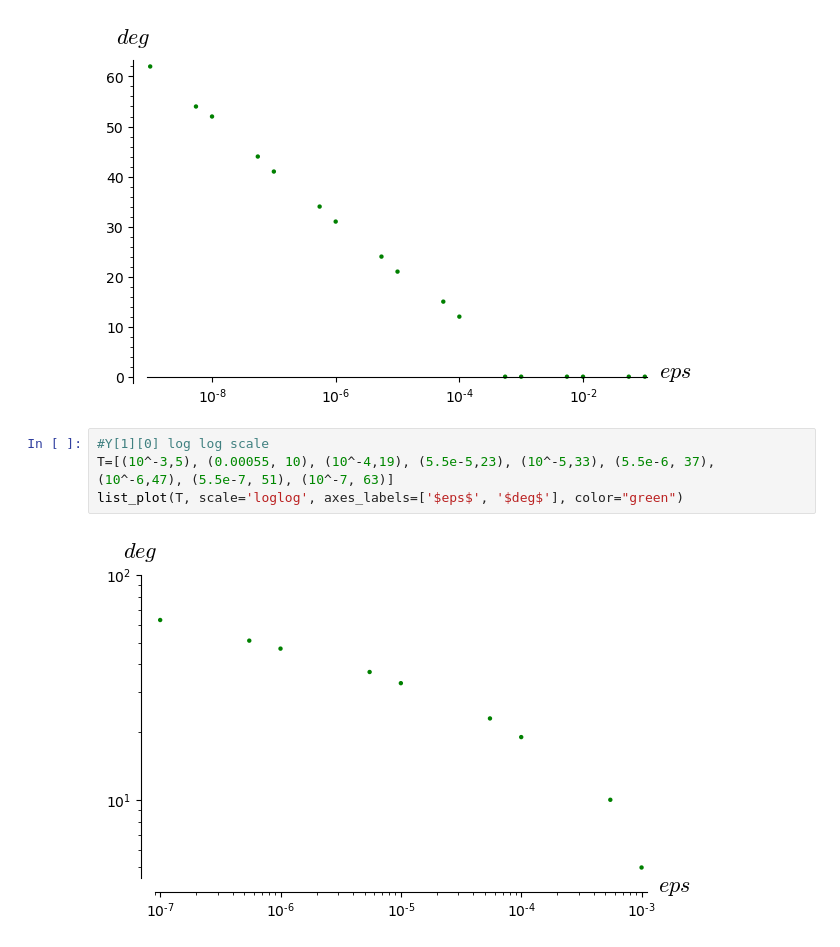
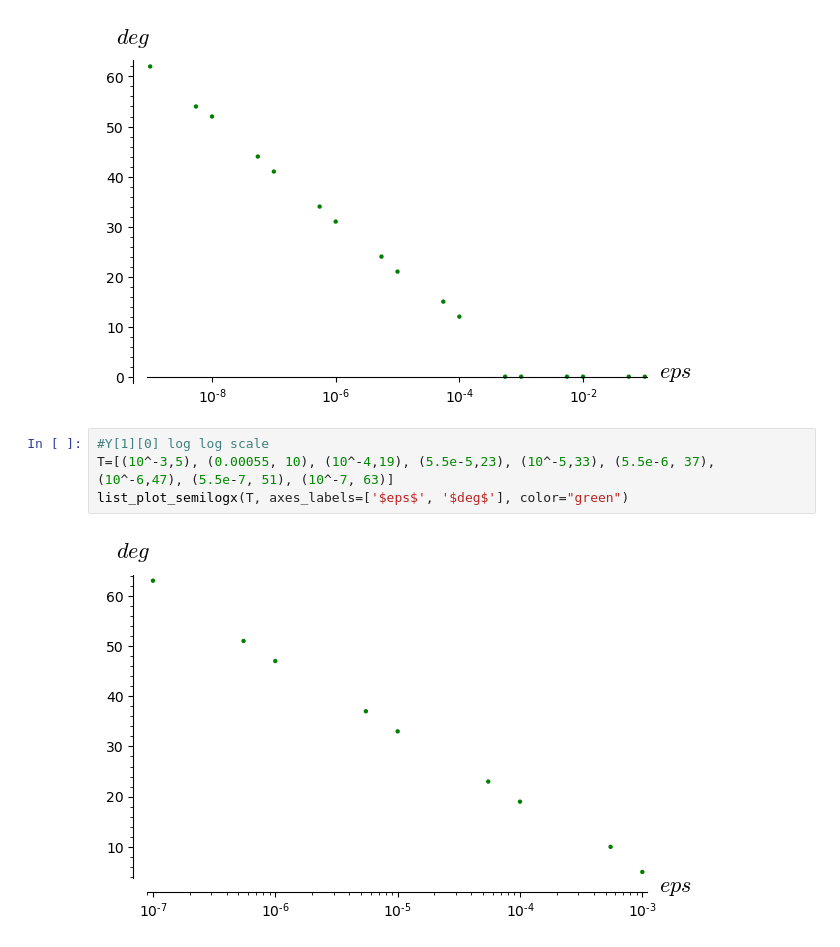
Before and after one commit to allisonfitisone/Qualifying-Files, a Jupyter notebook: Epsilon and Degree.ipynb, the cells around one changed output. Cells and saved outputs as stored; diff of their text form.

```diff
--- a/Epsilon and Degree.ipynb
+++ b/Epsilon and Degree.ipynb
@@ -67,6 +67,6 @@ list_plot_semilogx(T, axes_labels=['$eps$', '$deg$'], color="green")
 # %%
 #Y[1][0] log log scale
 T=[(10^-3,5), (0.00055, 10), (10^-4,19), (5.5e-5,23), (10^-5,33), (5.5e-6, 37), (10^-6,47), (5.5e-7, 51), (10^-7, 63)]
-list_plot(T, scale='loglog', axes_labels=['$eps$', '$deg$'], color="green")
+list_plot_semilogx(T, axes_labels=['$eps$', '$deg$'], color="green")
 # %% [output]
-[figure, old version]
+[figure, new version]
```
Also changed, not shown: parts of 1 cell of this notebook.
